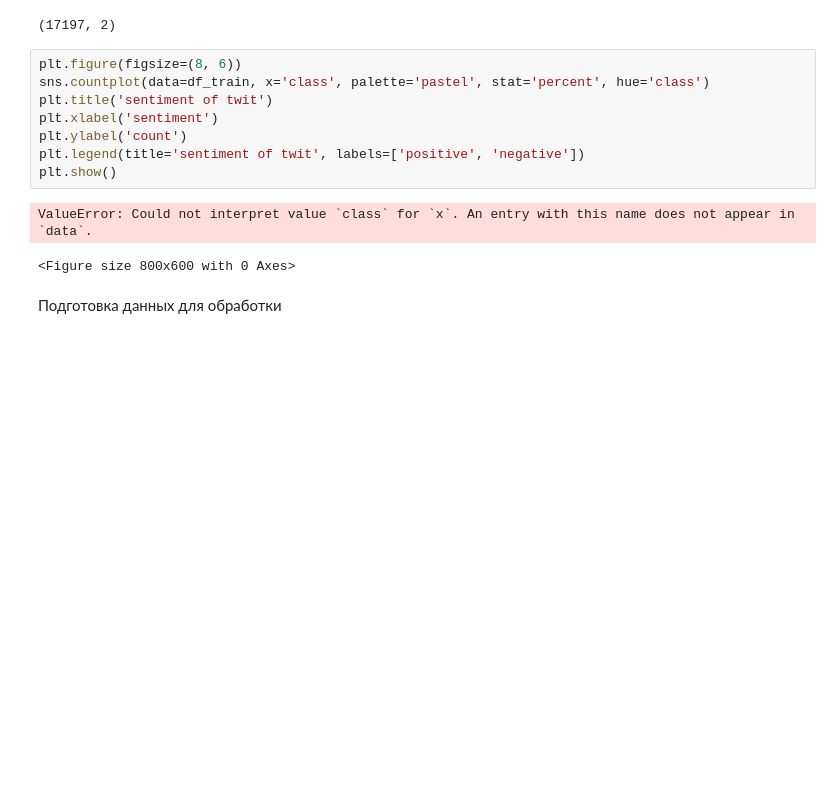
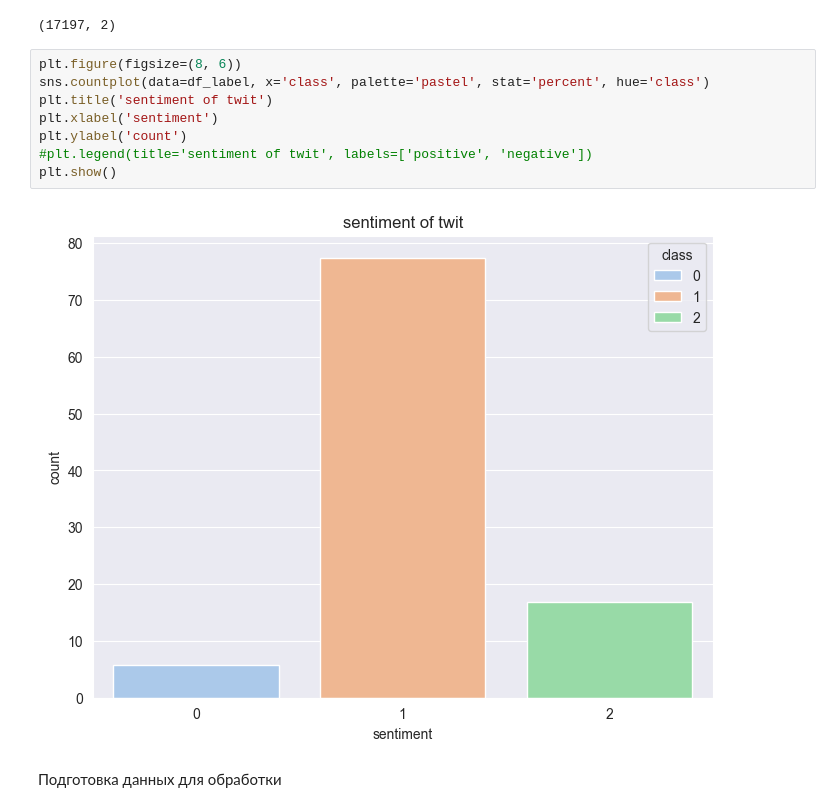
Before and after one commit to Iskander80/ML, a Jupyter notebook: home_task_2.ipynb, the cells around one changed output. Cells and saved outputs as stored; diff of their text form; blank space fills up the shorter version.

```diff
--- a/home_task_2.ipynb
+++ b/home_task_2.ipynb
@@ -92,15 +92,14 @@ df_test.shape
 (17197, 2)
 # %%
 plt.figure(figsize=(8, 6))
-sns.countplot(data=df_train, x='class', palette='pastel', stat='percent', hue='class')
+sns.countplot(data=df_label, x='class', palette='pastel', stat='percent', hue='class')
 plt.title('sentiment of twit')
 plt.xlabel('sentiment')
 plt.ylabel('count')
-plt.legend(title='sentiment of twit', labels=['positive', 'negative'])
+#plt.legend(title='sentiment of twit', labels=['positive', 'negative'])
 plt.show()
 # %% [output]
-ValueError: Could not interpret value `class` for `x`. An entry with this name does not appear in `data`.
-<Figure size 800x600 with 0 Axes>
+[figure, added]
 # %% [markdown]
 Подготовка данных для обработки
 # %%
```
Also changed, not shown: parts of 40 cells of this notebook.
